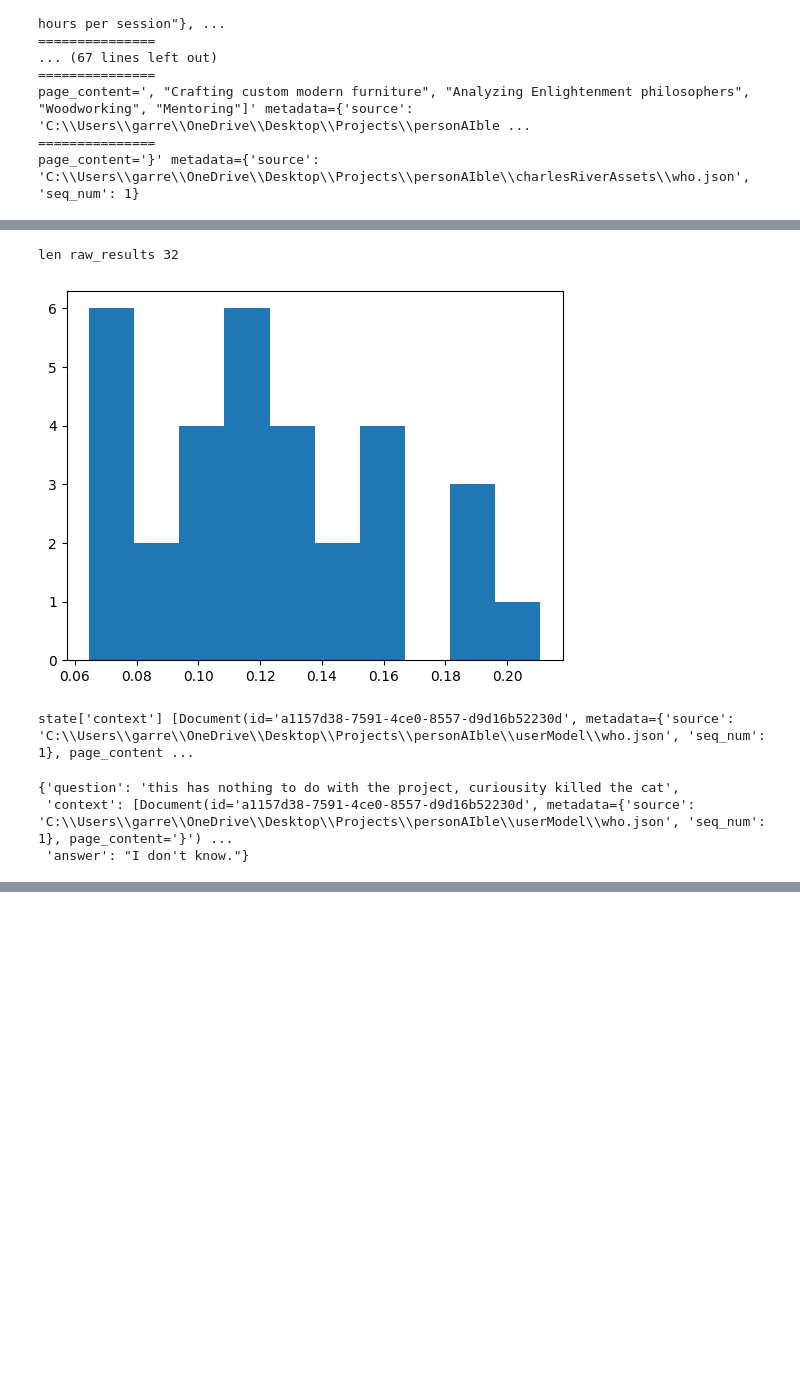
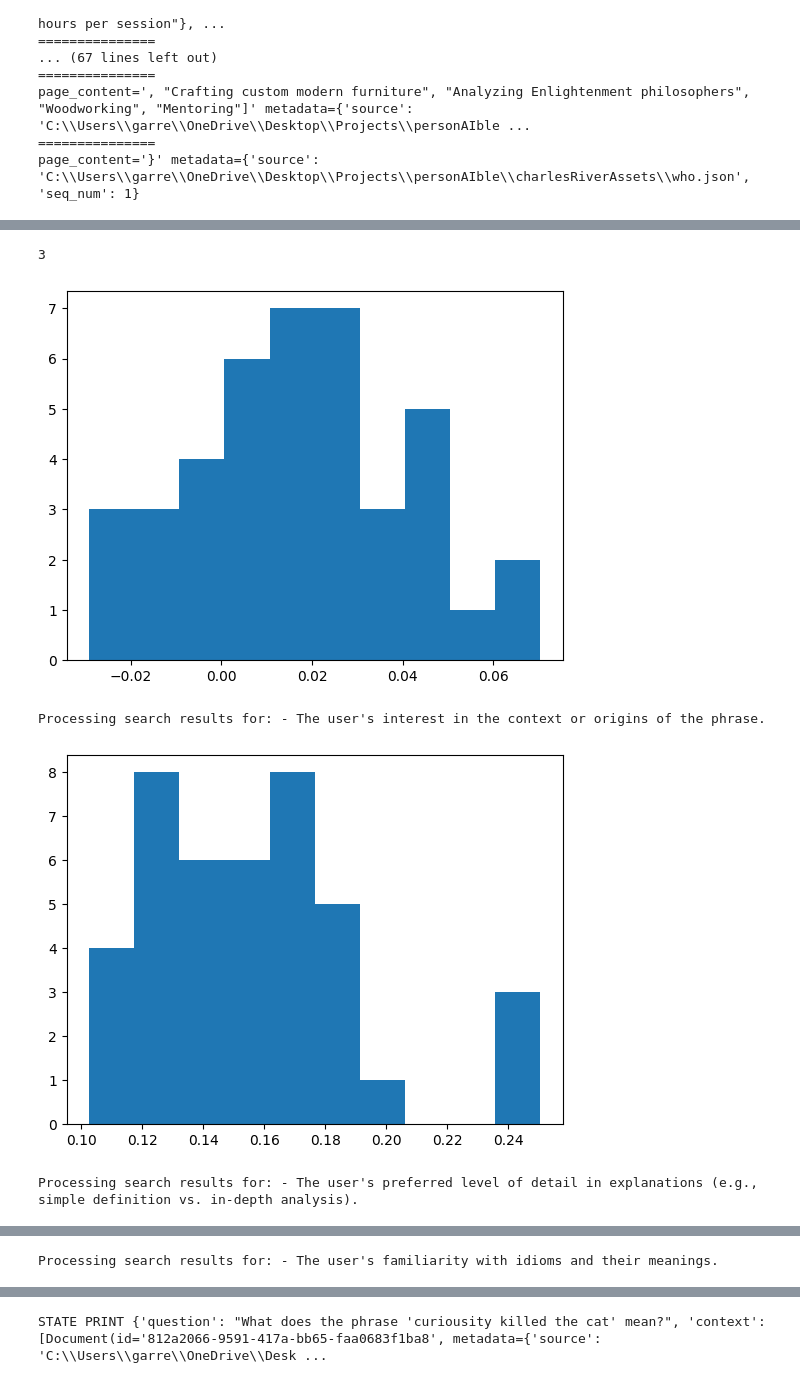
Before and after one commit to garrettm00re/personAIble, a Jupyter notebook: personAIble.ipynb, the cells around one changed output, grey strips where cells are left out. Saved outputs shown, nothing was run; the diff lists cells and outputs as text; code cells hidden in the pictures; blank space fills up the shorter version.

```diff
--- a/personAIble.ipynb
+++ b/personAIble.ipynb
@@ -141,7 +141,7 @@ def research(state: State):
     response = llm.invoke(prompt)
     return {"desiredInformation": response.content.split("\n")}
 
-def retrieve(state: State, minRelevance = 0.2, numStdDev = 2):
+def retrieve(state: State, minRelevance = 0.25, numStdDev = 2):
     def getMostRelevant(raw_results):
         scores = np.array([cosine_similarity for _, cosine_similarity in raw_results])
         mean = np.mean(scores)
@@ -154,6 +154,10 @@ def retrieve(state: State, minRelevance = 0.2, numStdDev = 2):
     desiredInformation = state["desiredInformation"]
     print(len(desiredInformation))
     docs = {}
+    raw_results = vector_store.similarity_search_with_score(state["question"], k = len(all_splits))
+    relevant = getMostRelevant(raw_results)
+    for doc in relevant:
+        docs[doc.id] = doc
     with ThreadPoolExecutor() as executor:
         future_to_info = {
             executor.submit(
@@ -326,9 +298,8 @@ subPlan: Array<{
 # %%
-graph.invoke({"question": "this has nothing to do with the project, curiousity killed the cat"})
+graph.invoke({"question": "What does the phrase 'curiousity killed the cat' mean?"})
 # %% [output]
-len raw_results 32
+3
-[figure, old version]
+[figure, new version]
-state['context'] [Document(id='a1157d38-7591-4ce0-8557-d9d16b52230d', metadata={'source': 'C:\\Users\\garre\\OneDrive\\Desktop\\Projects\\personAIble\\userModel\\who.json', 'seq_num': 1}, page_content ...
+Processing search results for: - The user's interest in the context or origins of the phrase.
+[figure, added]
-{'question': 'this has nothing to do with the project, curiousity killed the cat',
- 'context': [Document(id='a1157d38-7591-4ce0-8557-d9d16b52230d', metadata={'source': 'C:\\Users\\garre\\OneDrive\\Desktop\\Projects\\personAIble\\userModel\\who.json', 'seq_num': 1}, page_content='}') ...
- 'answer': "I don't know."}
+Processing search results for: - The user's preferred level of detail in explanations (e.g., simple definition vs. in-depth analysis).
@@ -334,0 +307 @@ state['context'] [Document(id='a1157d38-7591-4ce0-8557-d9d16b52230d', metadata={
+Processing search results for: - The user's familiarity with idioms and their meanings.
@@ -334,0 +309 @@ state['context'] [Document(id='a1157d38-7591-4ce0-8557-d9d16b52230d', metadata={
+STATE PRINT {'question': "What does the phrase 'curiousity killed the cat' mean?", 'context': [Document(id='812a2066-9591-417a-bb65-faa0683f1ba8', metadata={'source': 'C:\\Users\\garre\\OneDrive\\Desk ...
```
Also changed, not shown: parts of 12 cells of this notebook, 3 other files.
